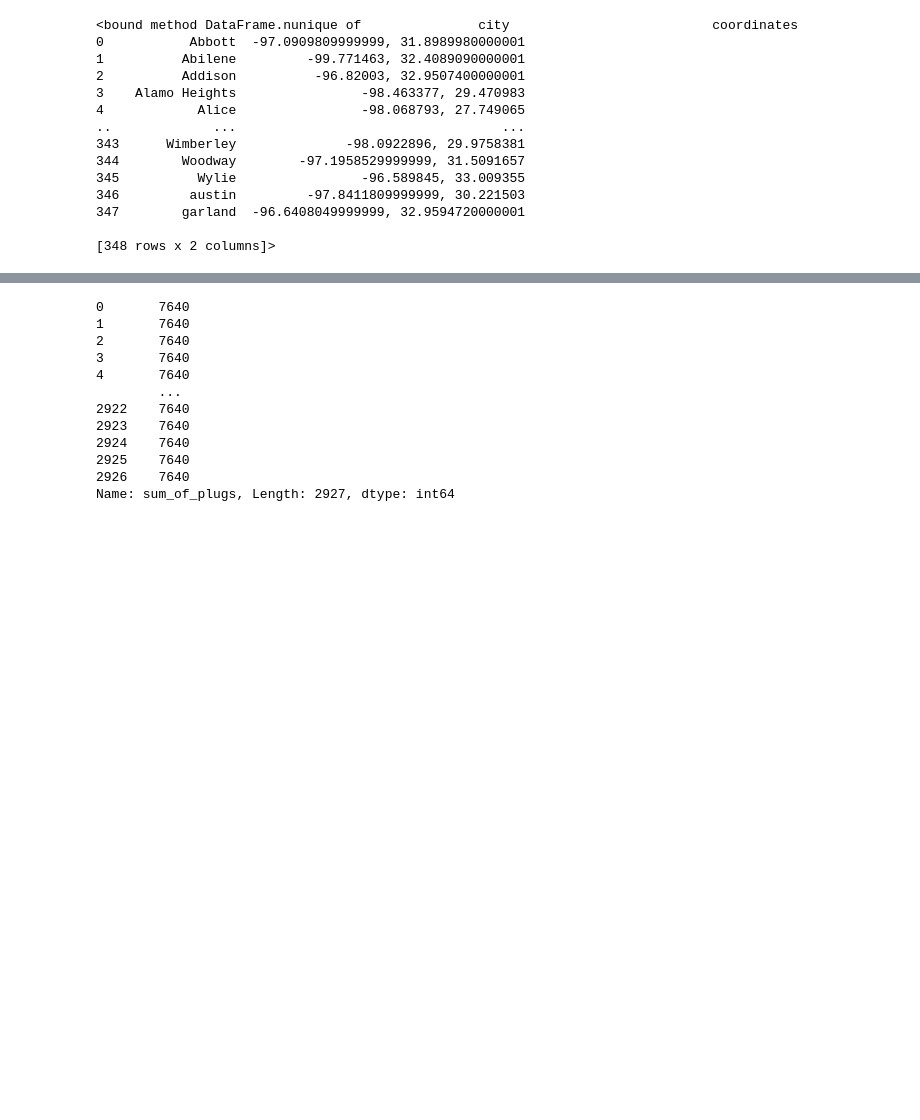
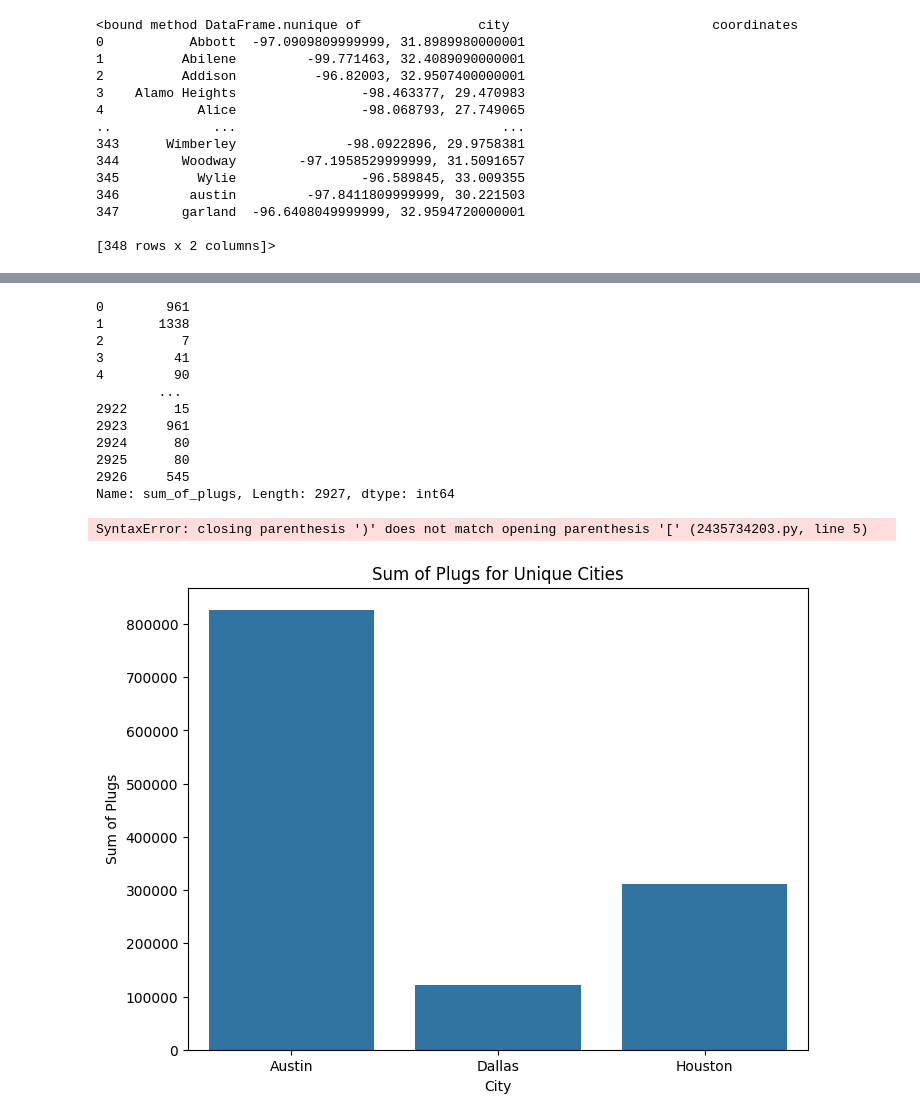
Before and after one commit to Msalazar2/ev_project, a Jupyter notebook: ev_explore.ipynb, the cells around one changed output, grey strips where cells are left out. Drawn from its saved outputs; the diff is of its cells as text; code cells hidden in the pictures; blank space fills up the shorter version.

Commit message:
creating filters for visuals

```diff
--- a/ev_explore.ipynb
+++ b/ev_explore.ipynb
@@ -243,18 +244,18 @@ df.head(2)
 | 1 | Clay Cooley Nissan | Austin | 4914 S IH-35 | 78745 | CHADEMOJ1772 | Non-Networked | NaN | ... |
 # %%
 # TODO: Relook at the calculation; shouldn be a multiple sum of plugs. need to groupby or do an aggregation
-df['sum_of_plugs'] = df['total_plugs'].sum()
+df['sum_of_plugs'] = df.groupby('city')['total_plugs'].transform('sum')
 df['sum_of_plugs']
 # %% [output]
-0       7640
-1       7640
-2       7640
-3       7640
-4       7640
+0        961
+1       1338
+2          7
+3         41
+4         90
         ...
-2922    7640
-2923    7640
-2924    7640
-2925    7640
-2926    7640
+2922      15
+2923     961
+2924      80
+2925      80
+2926     545
 Name: sum_of_plugs, Length: 2927, dtype: int64
@@ -262,0 +262,20 @@ Name: sum_of_plugs, Length: 2927, dtype: int64
+# %%
+# Calculate the sum of plugs for each unique city
+
+sum_of_plugs_per_city = df.groupby('city')['sum_of_plugs'].sum().reset_index()
+largest_cities = sum_of_plugs_per_city[sum_of_plugs_per_city['sum_of_plugs'] > 100000]
+smallest_cities = (sum_of_plugs_per_city[sum_of_plugs_per_city['sum_of_plugs'] < 100) & (sum_of_plugs_per_city[sum_of_plugs_per_city['sum_of_plugs'] > 20)
+
+sum_of_plugs_per_city, filtered_cities
+# %% [output]
+SyntaxError: closing parenthesis ')' does not match opening parenthesis '[' (2435734203.py, line 5)
+# %%
+# Create a bar plot
+plt.figure(figsize=(8, 6))
+sns.barplot(data=largest_cities , x='city', y='sum_of_plugs')
+plt.title('Sum of Plugs for Unique Cities')
+plt.xlabel('City')
+plt.ylabel('Sum of Plugs')
+plt.show()
+# %% [output]
+[figure, added]
```
Also changed, not shown: parts of 4 cells of this notebook.
